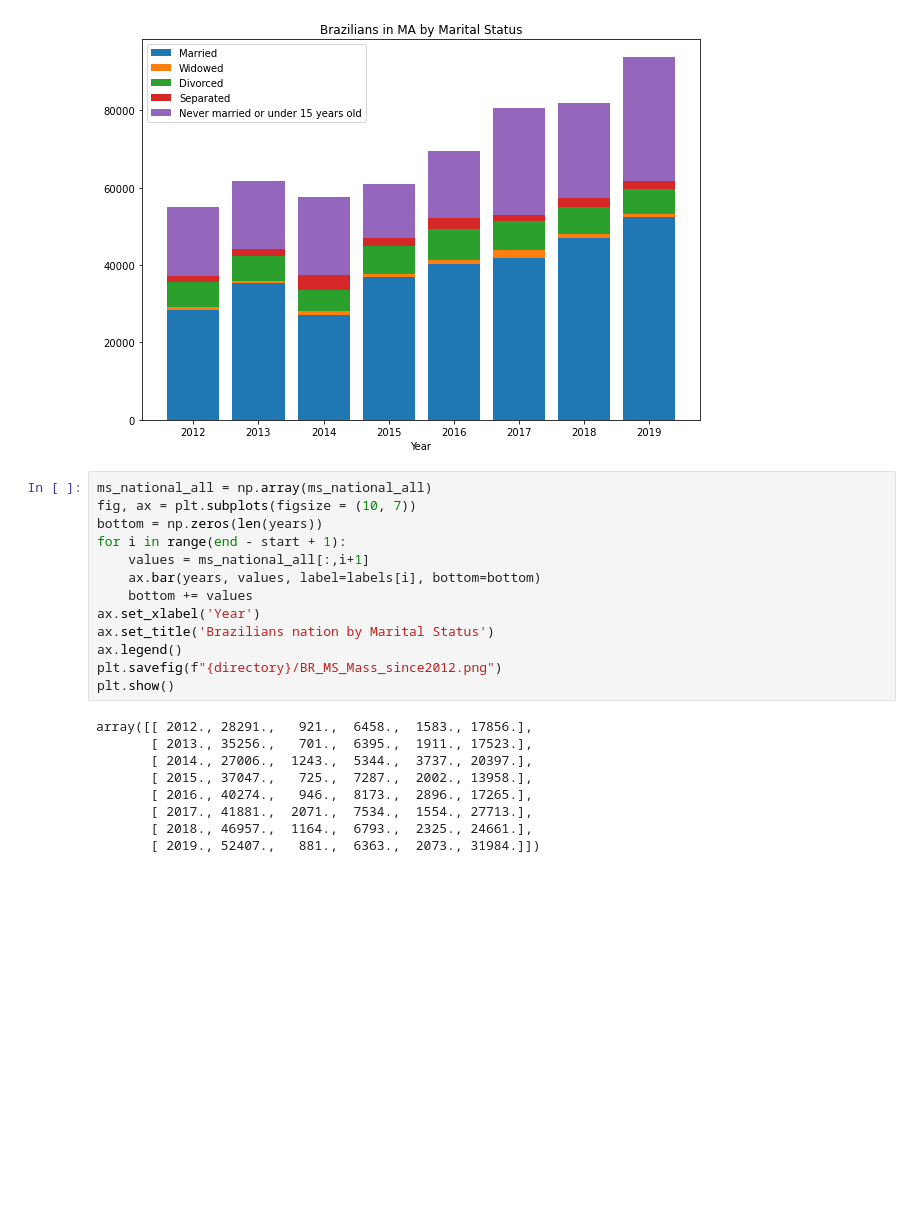
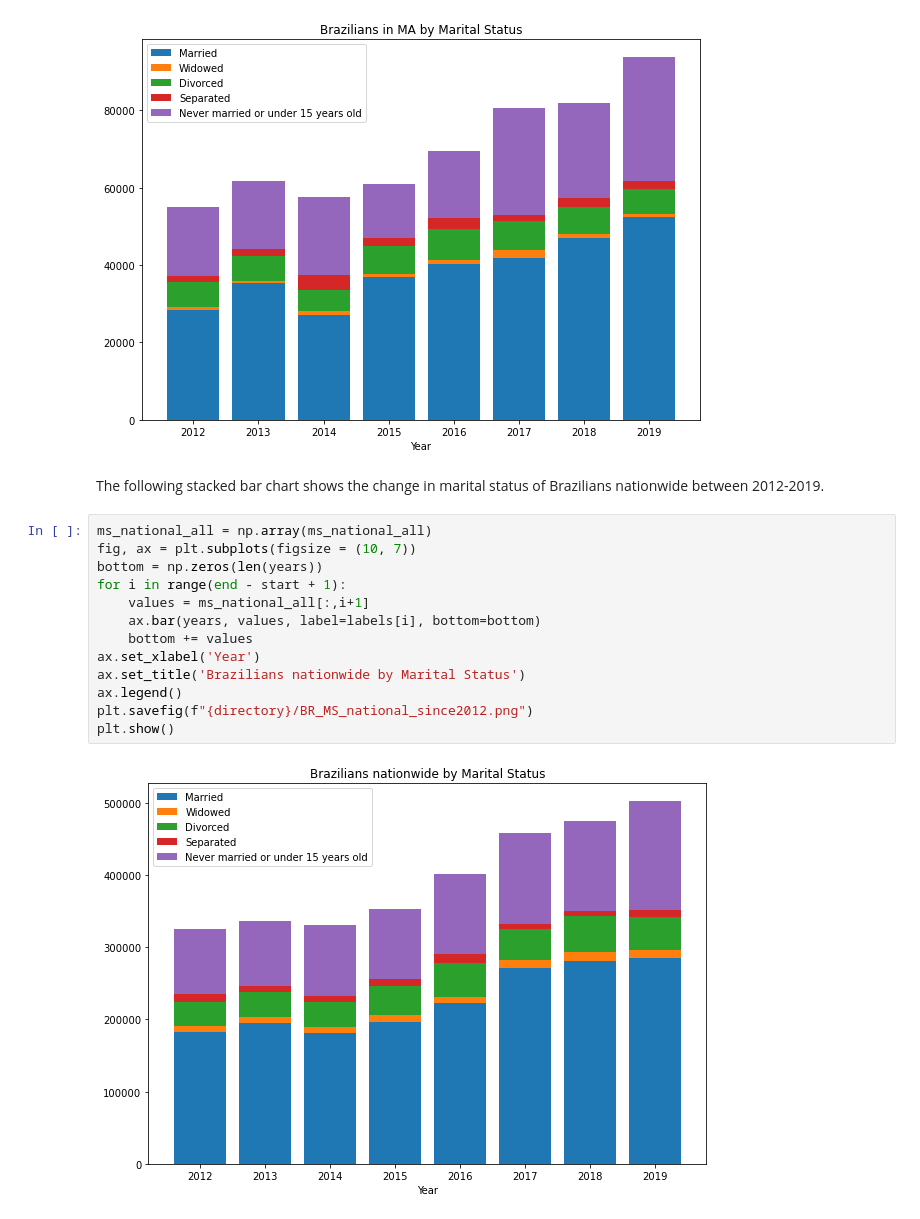
Before and after one commit to BU-Spark/ds-boston-bpda-br-census, a Jupyter notebook: yichuanma95/Marital-Status.ipynb, the cells around one changed output. Drawn from its saved outputs; the diff is of its cells as text; blank space fills up the shorter version.

```diff
--- a/yichuanma95/Marital-Status.ipynb
+++ b/yichuanma95/Marital-Status.ipynb
@@ -56,25 +57,20 @@ plt.savefig(f"{directory}/BR_MS_Mass_since2012.png")
 plt.show()
 # %% [output]
 [figure]
-# %%
-ms_national_all = np.array(ms_national_all)
-fig, ax = plt.subplots(figsize = (10, 7))
-bottom = np.zeros(len(years))
-for i in range(end - start + 1):
-    values = ms_national_all[:,i+1]
-    ax.bar(years, values, label=labels[i], bottom=bottom)
-    bottom += values
-ax.set_xlabel('Year')
-ax.set_title('Brazilians nation by Marital Status')
-ax.legend()
-plt.savefig(f"{directory}/BR_MS_Mass_since2012.png")
-plt.show()
-# %% [output]
-array([[ 2012., 28291.,   921.,  6458.,  1583., 17856.],
-       [ 2013., 35256.,   701.,  6395.,  1911., 17523.],
-       [ 2014., 27006.,  1243.,  5344.,  3737., 20397.],
-       [ 2015., 37047.,   725.,  7287.,  2002., 13958.],
-       [ 2016., 40274.,   946.,  8173.,  2896., 17265.],
-       [ 2017., 41881.,  2071.,  7534.,  1554., 27713.],
-       [ 2018., 46957.,  1164.,  6793.,  2325., 24661.],
-       [ 2019., 52407.,   881.,  6363.,  2073., 31984.]])
+# %% [markdown]
+The following stacked bar chart shows the change in marital status of Brazilians nationwide between 2012-2019.
+# %%
+ms_national_all = np.array(ms_national_all)
+fig, ax = plt.subplots(figsize = (10, 7))
+bottom = np.zeros(len(years))
+for i in range(end - start + 1):
+    values = ms_national_all[:,i+1]
+    ax.bar(years, values, label=labels[i], bottom=bottom)
+    bottom += values
+ax.set_xlabel('Year')
+ax.set_title('Brazilians nationwide by Marital Status')
+ax.legend()
+plt.savefig(f"{directory}/BR_MS_national_since2012.png")
+plt.show()
+# %% [output]
+[figure, added]
```
Also changed, not shown: parts of 5 cells of this notebook, 4 other files.
